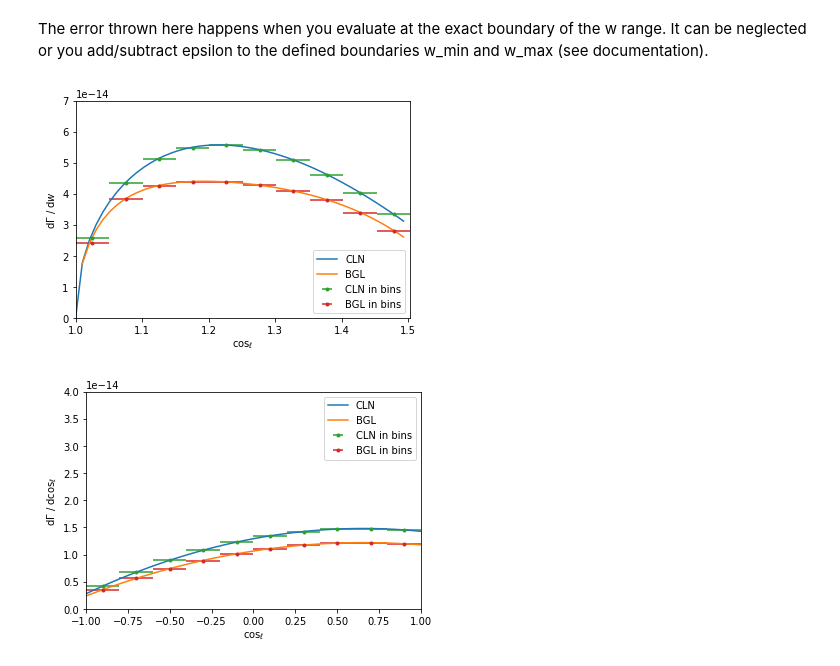
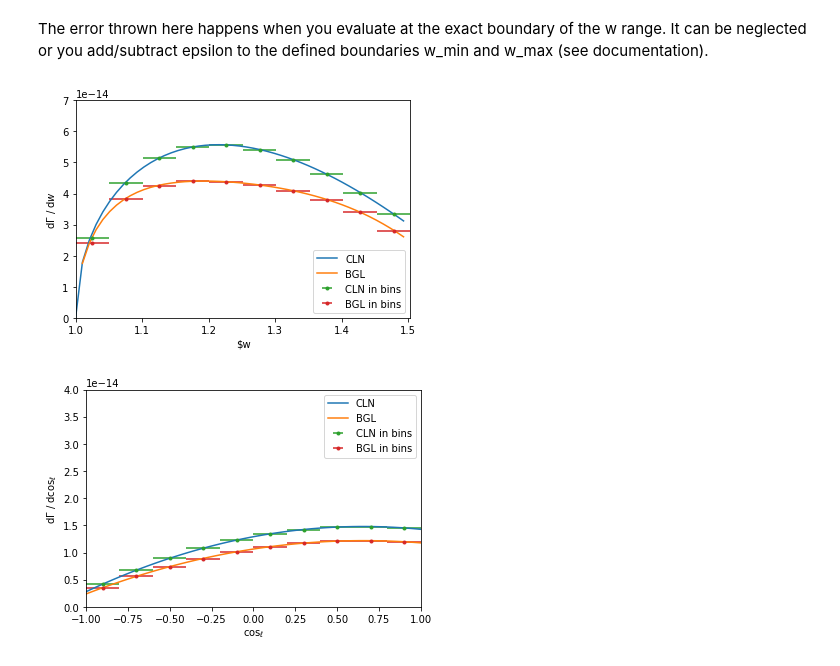
Before and after one commit to MarkusPrim/eFFORT2, a Jupyter notebook: effort2/examples/BToDStar.ipynb, the cells around one changed output. Drawn from its saved outputs; the diff is of its cells as text; code cells hidden in the pictures.

```diff
--- a/effort2/examples/BToDStar.ipynb
+++ b/effort2/examples/BToDStar.ipynb
@@ -134,20 +134,20 @@ The error thrown here happens when you evaluate at the exact boundary of the w r
 # %%
 w = np.linspace(rate_cln.w_min, rate_cln.w_max)
 wbins = np.linspace(rate_cln.w_min, rate_cln.w_max, num=11)
 
 plt.plot(w, [rate_cln.dGamma_dw(x) for x in w], label="CLN")
 plt.plot(w, [rate_bgl.dGamma_dw(x) for x in w], label="BGL")
 plt.errorbar(wbins[:-1] + (wbins[1] - wbins[0]) / 2, [rate_cln.DGamma_Dw(l, u)/ (u-l) for (l, u) in zip(wbins, wbins[1:])], marker='.', xerr=(wbins[1] - wbins[0]) / 2, ls='', label="CLN in bins")
 plt.errorbar(wbins[:-1] + (wbins[1] - wbins[0]) / 2, [rate_bgl.DGamma_Dw(l, u)/ (u-l) for (l, u) in zip(wbins, wbins[1:])], marker='.', xerr=(wbins[1] - wbins[0]) / 2, ls='', label="BGL in bins")
 plt.xlim(min(w), max(w))
 plt.ylim(0, 7e-14)
-plt.xlabel("$\cos_\ell$")
+plt.xlabel("$w")
 plt.ylabel("d$\Gamma$ / d$w$")
 plt.legend()
 plt.show()
 plt.close()
 # %% [output]
-[figure, old version]
+[figure, new version]
 # %%
 cosL = np.linspace(rate_cln.cosL_min, rate_cln.cosL_max)
 cosLbins = np.linspace(rate_cln.cosL_min, rate_cln.cosL_max, num=11)
```
Also changed, not shown: parts of 2 cells of this notebook, 3 other files.
